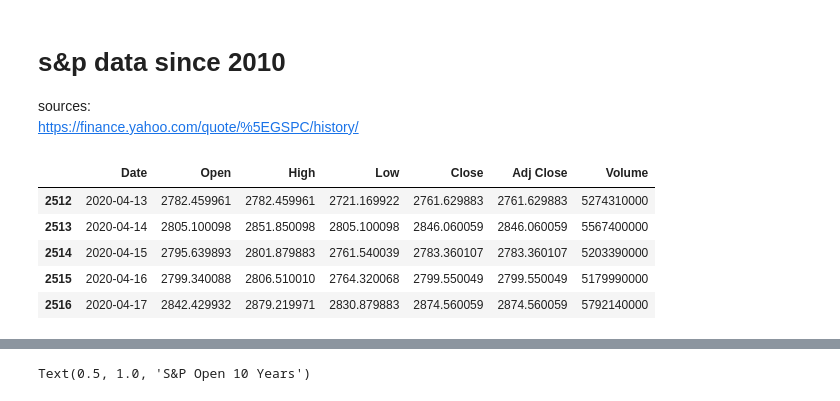
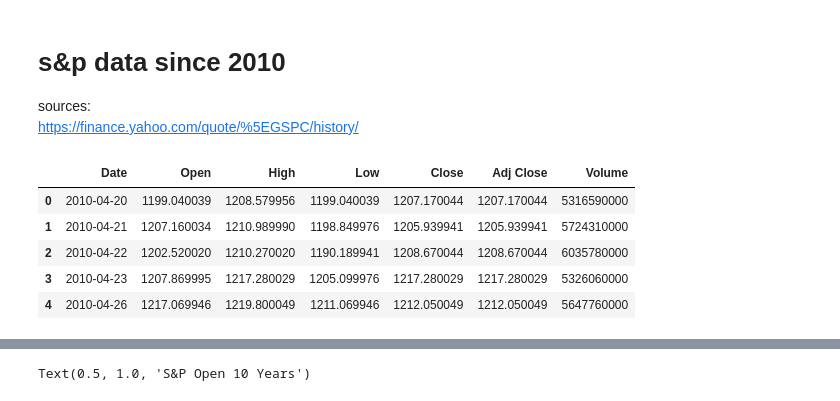
Before and after one commit to akframe123/bigdataproject, a Jupyter notebook: project.ipynb, the cells around one changed output, grey strips where cells are left out. Drawn from its saved outputs; the diff is of its cells as text; code cells hidden in the pictures.

```diff
--- a/project.ipynb
+++ b/project.ipynb
@@ -32,12 +32,12 @@ sources: <br>
 https://finance.yahoo.com/quote/%5EGSPC/history/
 # %%
 sp = pd.read_csv('s&p.csv',header='infer')
-sp.tail()
+sp.head()
 # sp.shape
 # %% [output]
 |  | Date | Open | High | Low | Close | Adj Close | Volume |
-| 2512 | 2020-04-13 | 2782.459961 | 2782.459961 | 2721.169922 | 2761.629883 | 2761.629883 | 5274310000 |
-| 2513 | 2020-04-14 | 2805.100098 | 2851.850098 | 2805.100098 | 2846.060059 | 2846.060059 | 5567400000 |
-| 2514 | 2020-04-15 | 2795.639893 | 2801.879883 | 2761.540039 | 2783.360107 | 2783.360107 | 5203390000 |
-| 2515 | 2020-04-16 | 2799.340088 | 2806.510010 | 2764.320068 | 2799.550049 | 2799.550049 | 5179990000 |
-| 2516 | 2020-04-17 | 2842.429932 | 2879.219971 | 2830.879883 | 2874.560059 | 2874.560059 | 5792140000 |
+| 0 | 2010-04-20 | 1199.040039 | 1208.579956 | 1199.040039 | 1207.170044 | 1207.170044 | 5316590000 |
+| 1 | 2010-04-21 | 1207.160034 | 1210.989990 | 1198.849976 | 1205.939941 | 1205.939941 | 5724310000 |
+| 2 | 2010-04-22 | 1202.520020 | 1210.270020 | 1190.189941 | 1208.670044 | 1208.670044 | 6035780000 |
+| 3 | 2010-04-23 | 1207.869995 | 1217.280029 | 1205.099976 | 1217.280029 | 1217.280029 | 5326060000 |
+| 4 | 2010-04-26 | 1217.069946 | 1219.800049 | 1211.069946 | 1212.050049 | 1212.050049 | 5647760000 |
```
Also changed, not shown: parts of 1 cell of this notebook.
